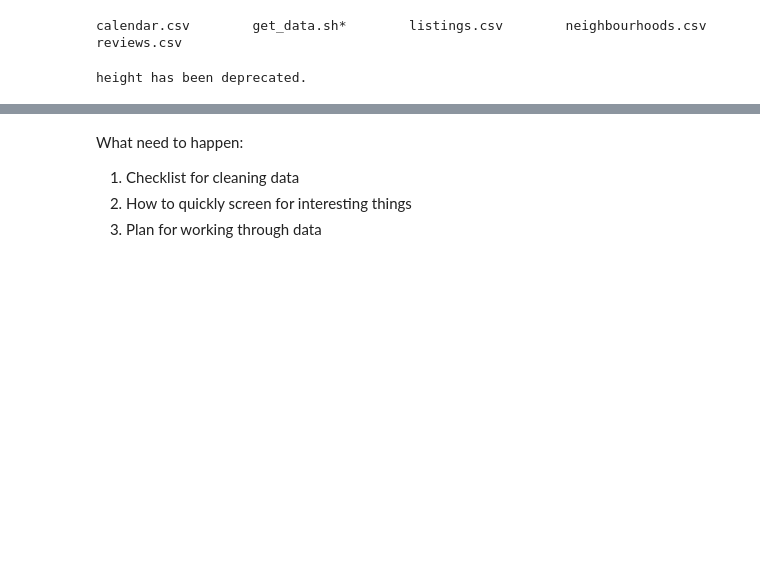
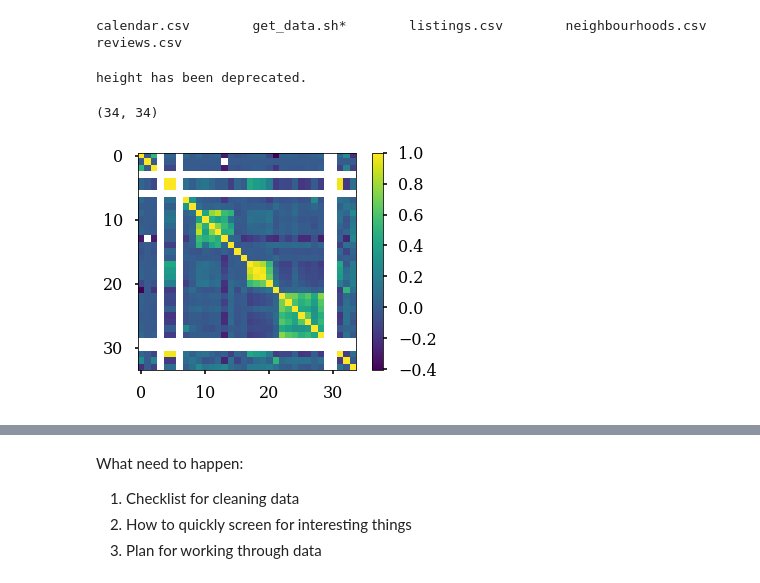
Before and after one commit to moranse/20171104-MichiganDatathon, a Jupyter notebook: notebook/Shannon-practice.ipynb, the cells around one changed output, grey strips where cells are left out. Drawn from its saved outputs; the diff is of its cells as text; code cells hidden in the pictures; blank space fills up the shorter version.

```diff
--- a/notebook/Shannon-practice.ipynb
+++ b/notebook/Shannon-practice.ipynb
@@ -19,3 +43,13 @@ calendar = pd.read_csv(data_folder + 'calendar.csv')
 neighborhoods = pd.read_csv(data_folder + 'neighbourhoods.csv')
 # %% [output]
 height has been deprecated.
+# %%
+correlations = listings.corr()
+print(correlations.shape)
+plt.imshow(listings.corr(),cmap="viridis",interpolation='nearest')
+plt.colorbar()
+plt.show()
+#listings.columns.get_loc("review_scores_rating")
+# %% [output]
+(34, 34)
+[figure, added]
```
Also changed, not shown: parts of 15 cells of this notebook, 11 other files.
